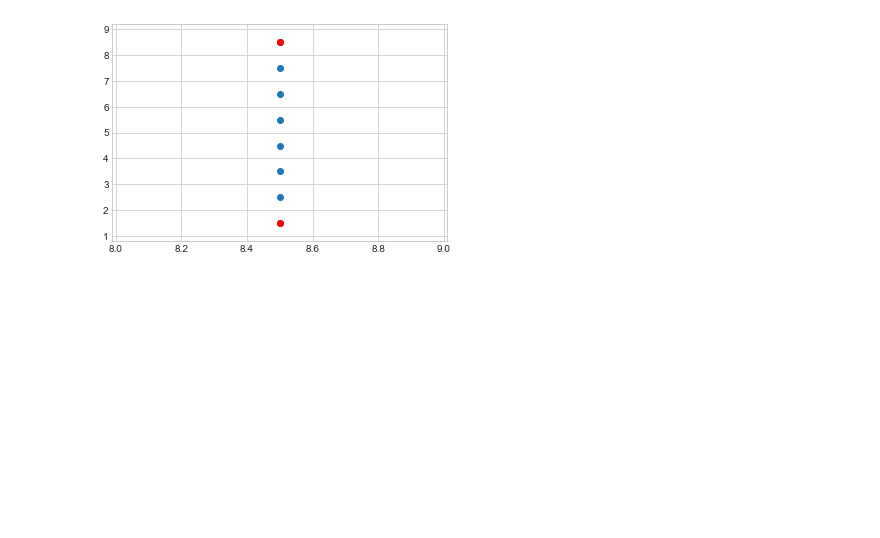
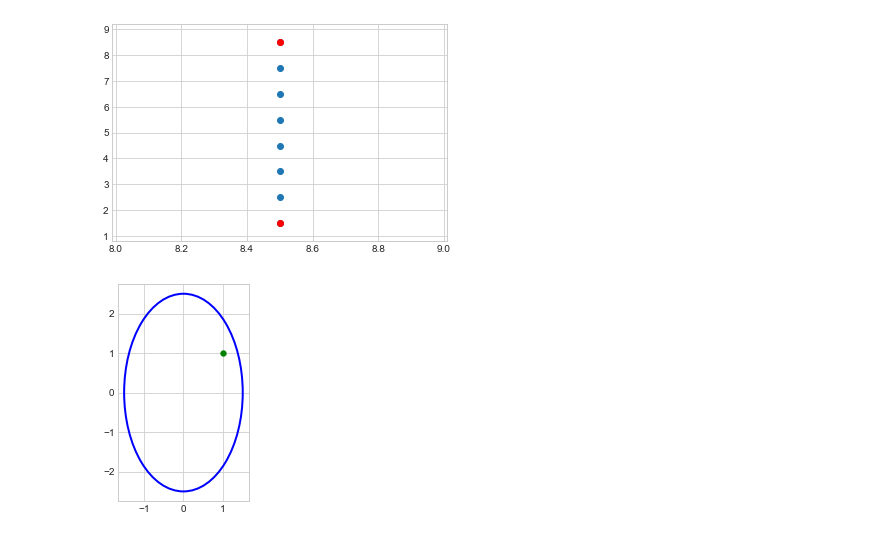
Before and after one commit to jnaess/ENGO-500, a Jupyter notebook: scripts/Class_Model_Uses.ipynb, the cells around one changed output. Drawn from its saved outputs; the diff is of its cells as text; code cells hidden in the pictures; blank space fills up the shorter version.

Commit message:
errorDetection, errorDetectionComutations and ellipse begining to function. Starting to iterate through measurements

```diff
--- a/scripts/Class_Model_Uses.ipynb
+++ b/scripts/Class_Model_Uses.ipynb
@@ -63,3 +63,14 @@ for path in passes.true_passes:
 [figure]
 [figure]
 [figure]
+# %%
+from classes import *
+
+#from ellipse import Ellipse
+el = Ellipse(0,0,[3,5])
+pnt = Coord(1,1)
+
+el.in_error_ellipse(pnt)
+el.plot_ellipse_pnt()
+# %% [output]
+[figure, added]
```
Also changed, not shown: parts of 1 cell of this notebook, 10 other files.
